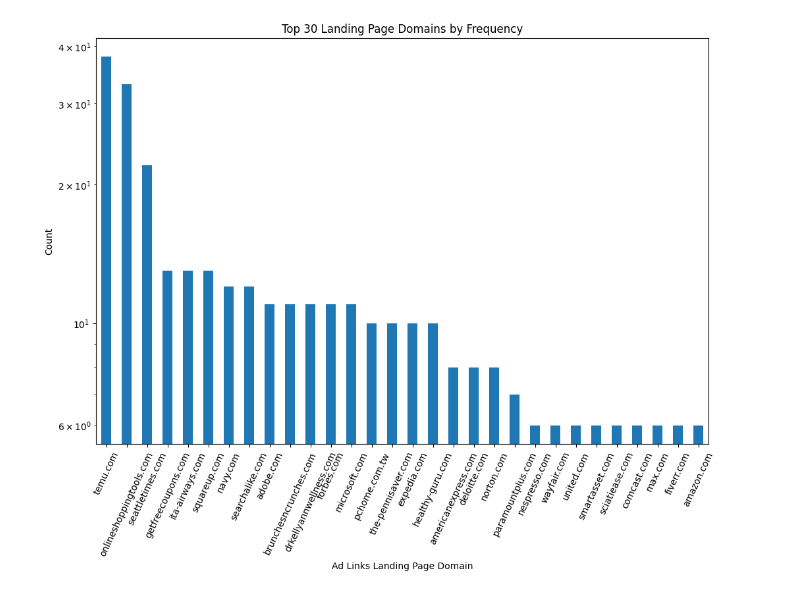
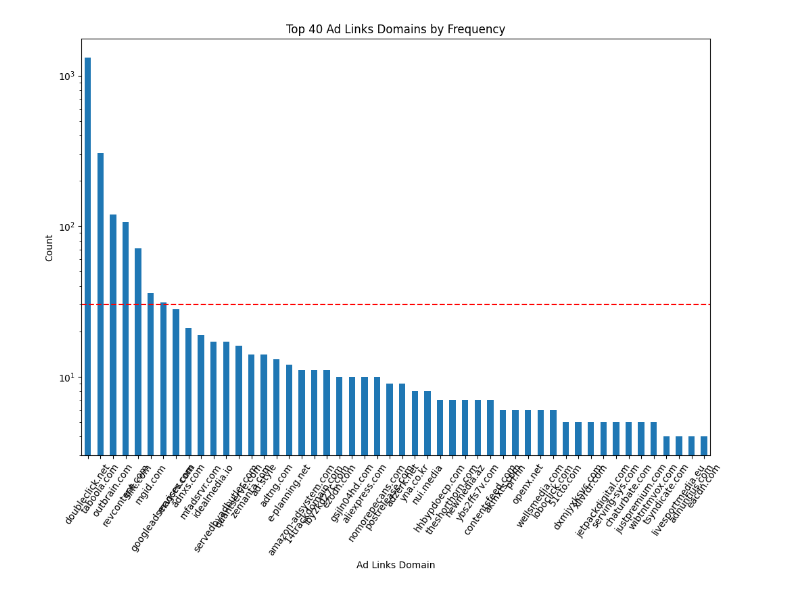
Before and after one commit to chensun96/WebMonetize, a Jupyter notebook: code/domain_analysis/analysis_domain.ipynb, the cells around one changed output. Cells and saved outputs as stored; diff of their text form; code cells hidden in the pictures.

```diff
--- a/code/domain_analysis/analysis_domain.ipynb
+++ b/code/domain_analysis/analysis_domain.ipynb
@@ -56,3 +127,3 @@ Number of unique url domains in affiliate links: 63
 # %%
-AD_RECORDS_PATH = '../../output/domain_analysis/ads/records_sort_by_landing_page.csv'
+AD_RECORDS_PATH = '../../output/domain_analysis/ads/records_sort_by_landing_page_02_21.csv'
 ad_df = pd.read_csv(AD_RECORDS_PATH)
@@ -59,19 +299,24 @@ ad_df = pd.read_csv(AD_RECORDS_PATH)
 # %%
-domain_counts = ad_df['landing_page_domain'].value_counts()
+# Assuming df is your DataFrame
+domain_counts = ad_df['url_domain'].value_counts()
 
-# Selecting the top 30 domains
-top_30_domains = domain_counts.head(30)
+# Selecting the top 40 domains
+top_40_domains = domain_counts.head(50)
 
 plt.figure(figsize=(12, 8))  # Adjusted for better display of 30 items
-top_30_domains.plot(kind='bar')
-plt.xlabel('Ad Links Landing Page Domain')
+top_40_domains.plot(kind='bar')
+plt.xlabel('Ad Links Domain')
 plt.ylabel('Count')
-plt.title('Top 30 Landing Page Domains by Frequency')
+plt.title('Top 40 Ad Links Domains by Frequency')
 plt.yscale('log')
-plt.xticks(rotation=65)  # Rotate labels for better readability
+plt.xticks(rotation=55)  # Rotate labels for better readability
+
+# Add a horizontal line at y=30
+plt.axhline(y=30, color='r', linestyle='--')
+
 plt.show()
 # %% [output]
-[figure, old version]
+[figure, new version]
 # %%
 landing_page_domain = ad_df['landing_page_domain'].nunique()
 print(f"Number of unique landing page domains in ad links: {landing_page_domain}")
```
Also changed, not shown: parts of 24 cells of this notebook, 25 other files.
